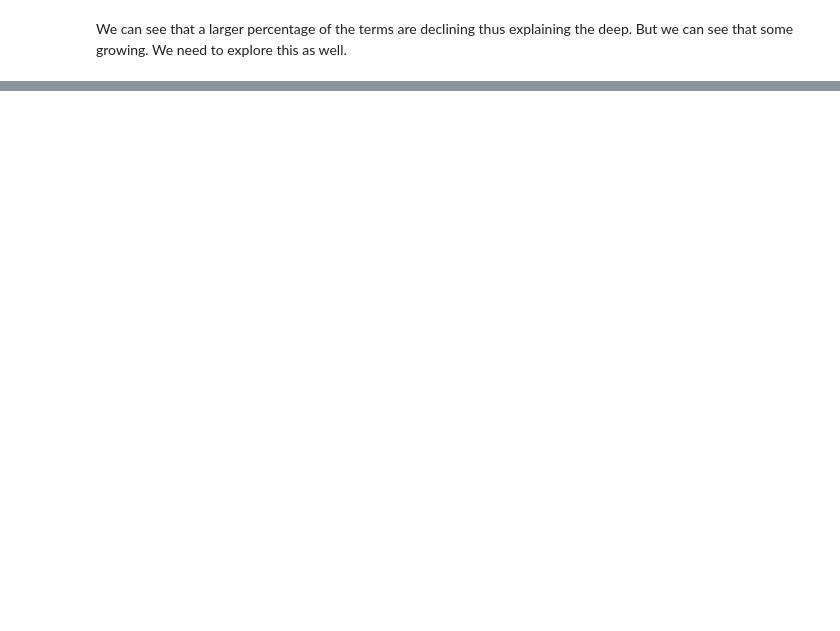
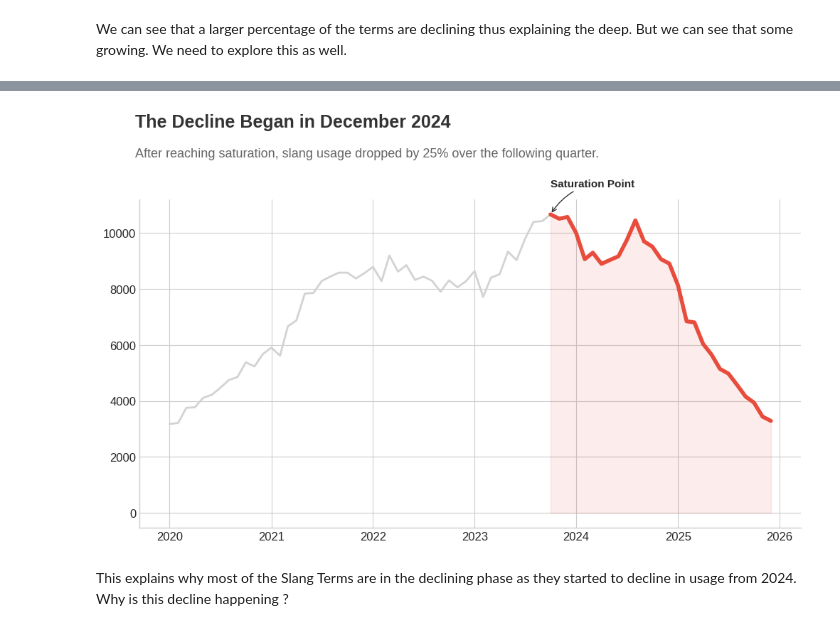
Before and after one commit to JKariithi/genzSlang, a Jupyter notebook: analysis.ipynb, the cells around one changed output, grey strips where cells are left out. Saved outputs shown, nothing was run; the diff lists cells and outputs as text; code cells hidden in the pictures; blank space fills up the shorter version.

Commit message:
Showing the general decline in users.

```diff
--- a/analysis.ipynb
+++ b/analysis.ipynb
@@ -287,0 +271,43 @@ We can see that a larger percentage of the terms are declining thus explaining t
+# %%
+import matplotlib.pyplot as plt
+
+# 1. Setup
+fig, ax = plt.subplots(figsize=(12, 6))
+
+# 2. Find the Peak (The turning point)
+peak_date = monthly_usage.idxmax()
+# Split data into "Before Decline" and "During Decline"
+rising = monthly_usage[:peak_date]
+declining = monthly_usage[peak_date:]
+
+# 3. Plot the 'Before' (Gray) and the 'Decline' (Red)
+# Note: we use to_timestamp() to ensure dates plot correctly
+ax.plot(rising.index.to_timestamp(), rising.values, color='#D3D3D3', linewidth=2)
+ax.plot(declining.index.to_timestamp(), declining.values, color='#E74C3C', linewidth=4)
+
+# 4. STORYTELLING: The Headline
+fig.text(0.12, 1.05, "The Decline Began in December 2024",
+         fontsize=18, fontweight='bold', color='#333333')
+fig.text(0.12, 0.98, "After reaching saturation, slang usage dropped by 25% over the following quarter.",
+         fontsize=13, color='#666666')
+
+# 5. HIGHLIGHT THE TURNING POINT
+ax.annotate('Saturation Point',
+            xy=(peak_date.to_timestamp(), monthly_usage[peak_date]),
+            xytext=(peak_date.to_timestamp(), monthly_usage[peak_date] + 1000),
+            arrowprops=dict(arrowstyle='->', color='#333333', connectionstyle="arc3,rad=.2"),
+            fontsize=11, fontweight='bold')
+
+# 6. SHADE THE DECLINE AREA (Optional but effective)
+ax.fill_between(declining.index.to_timestamp(), declining.values,
+                color='#E74C3C', alpha=0.1)
+
+# 7. Clean up
+ax.spines['top'].set_visible(False)
+ax.spines['right'].set_visible(False)
+plt.show()
+# %% [output]
+[figure, added]
+# %% [markdown]
+This explains why most of the Slang Terms are in the declining phase as they started to decline in usage from 2024.
+Why is this decline happening ?
```
Also changed, not shown: parts of 2 cells of this notebook.
